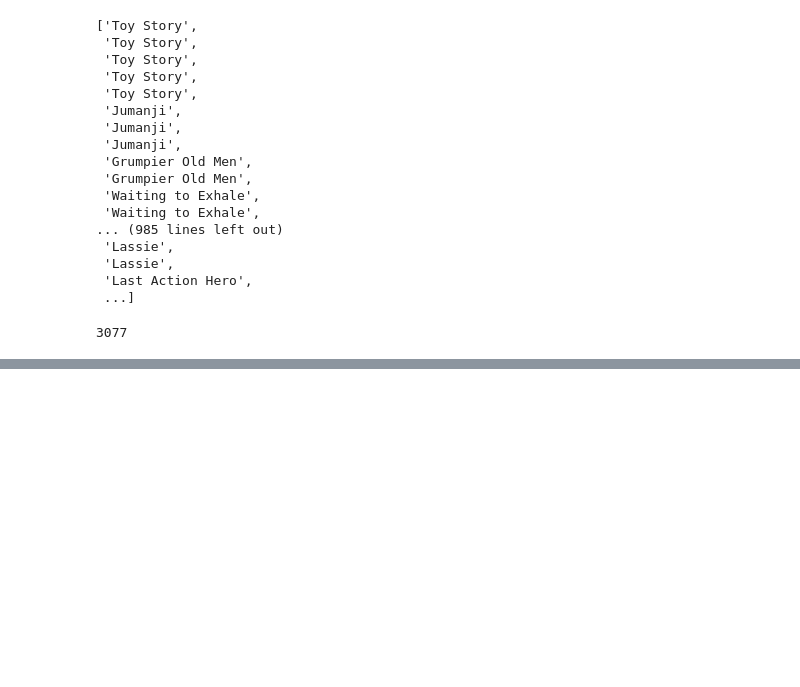
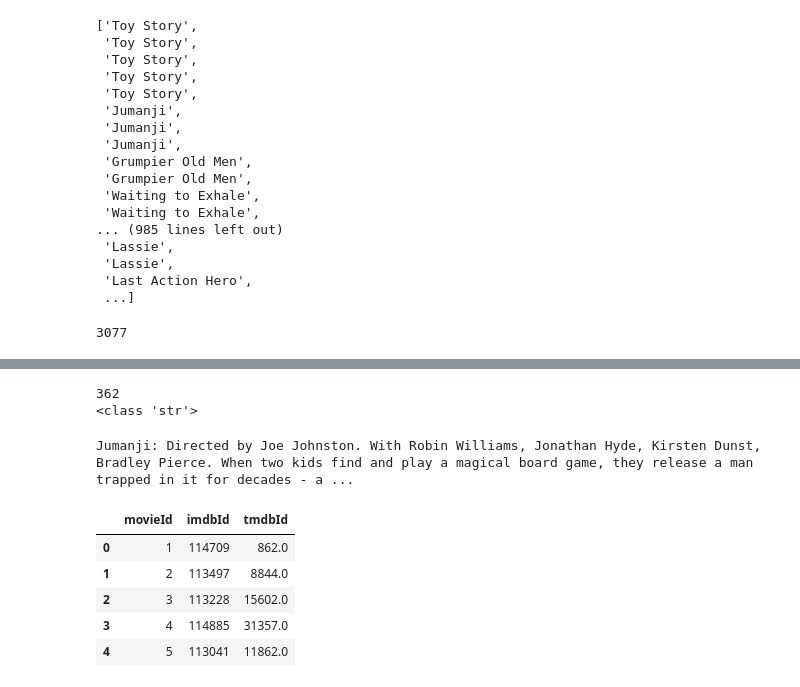
Before and after one commit to chirag-25/Movie-Recommendation-System, a Jupyter notebook: data_extraction.ipynb, the cells around one changed output, grey strips where cells are left out. Saved outputs shown, nothing was run; the diff lists cells and outputs as text; code cells hidden in the pictures; blank space fills up the shorter version.

```diff
--- a/data_extraction.ipynb
+++ b/data_extraction.ipynb
@@ -159,0 +206,28 @@ print(stars)
+# %%
+# <div class="sc-5f7fb5b4-1 bhuIgW" data-testid="hero-rating-bar__popularity__score">
+# 362
+# </div>
+# getting the popularity score
+score_elem = soup.find('div', {'class': 'sc-5f7fb5b4-1 bhuIgW'})
+print(score_elem.text.strip(""))
+print(type(score_elem.text.strip("")))
+# %% [output]
+362
+<class 'str'>
+# %%
+# <meta content="Jumanji: Directed by Joe Johnston. With Robin Williams, Jonathan Hyde, Kirsten Dunst, Bradley Pierce. When two kids find and play a magical board game, they release a man trapped in it for decades - and a host of dangers that can only be stopped by finishing the game." data-id="main" name="description"/>
+
+summary = soup.find('meta', {'name': 'description'})['content']
+print(summary)
+# %% [output]
+Jumanji: Directed by Joe Johnston. With Robin Williams, Jonathan Hyde, Kirsten Dunst, Bradley Pierce. When two kids find and play a magical board game, they release a man trapped in it for decades - a ...
+# %%
+movie_lens_movie_data = pd.read_csv('Movielens dataset/link.csv')
+movie_lens_movie_data.head()
+# %% [output]
+|  | movieId | imdbId | tmdbId |
+| 0 | 1 | 114709 | 862.0 |
+| 1 | 2 | 113497 | 8844.0 |
+| 2 | 3 | 113228 | 15602.0 |
+| 3 | 4 | 114885 | 31357.0 |
+| 4 | 5 | 113041 | 11862.0 |
```
Also changed, not shown: parts of 15 cells of this notebook, 1 other file.
